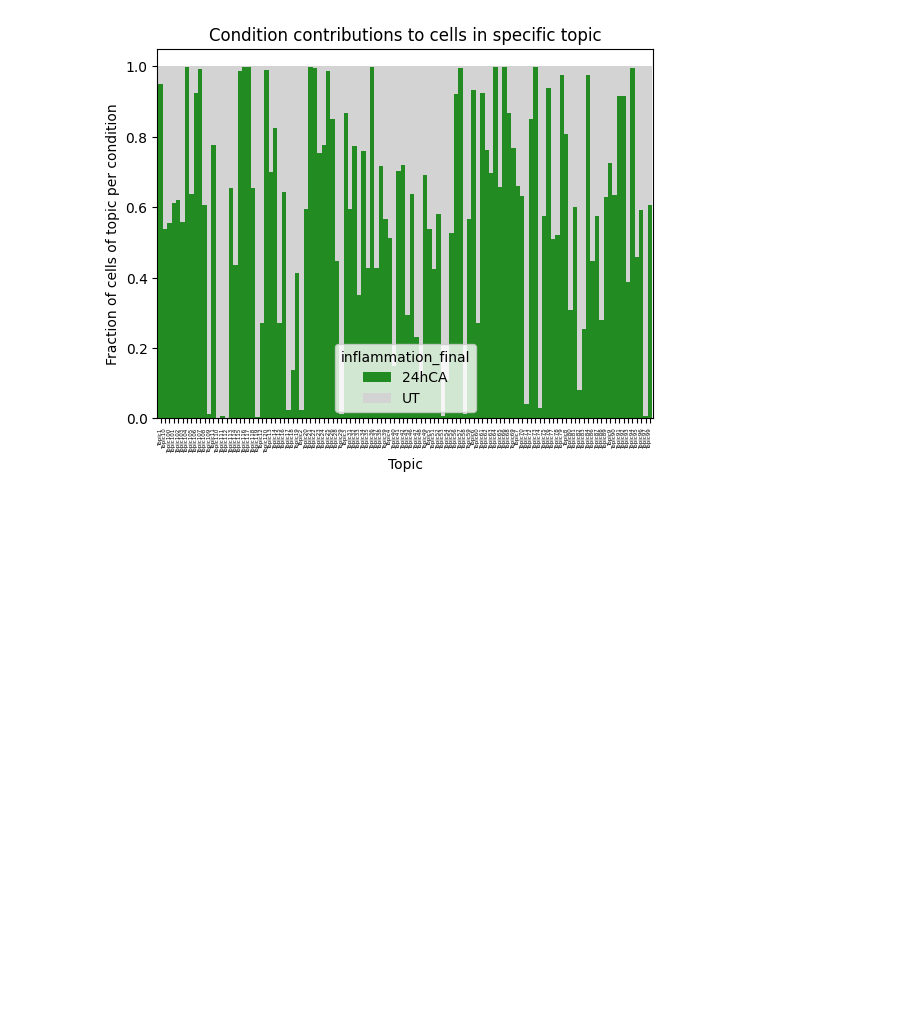
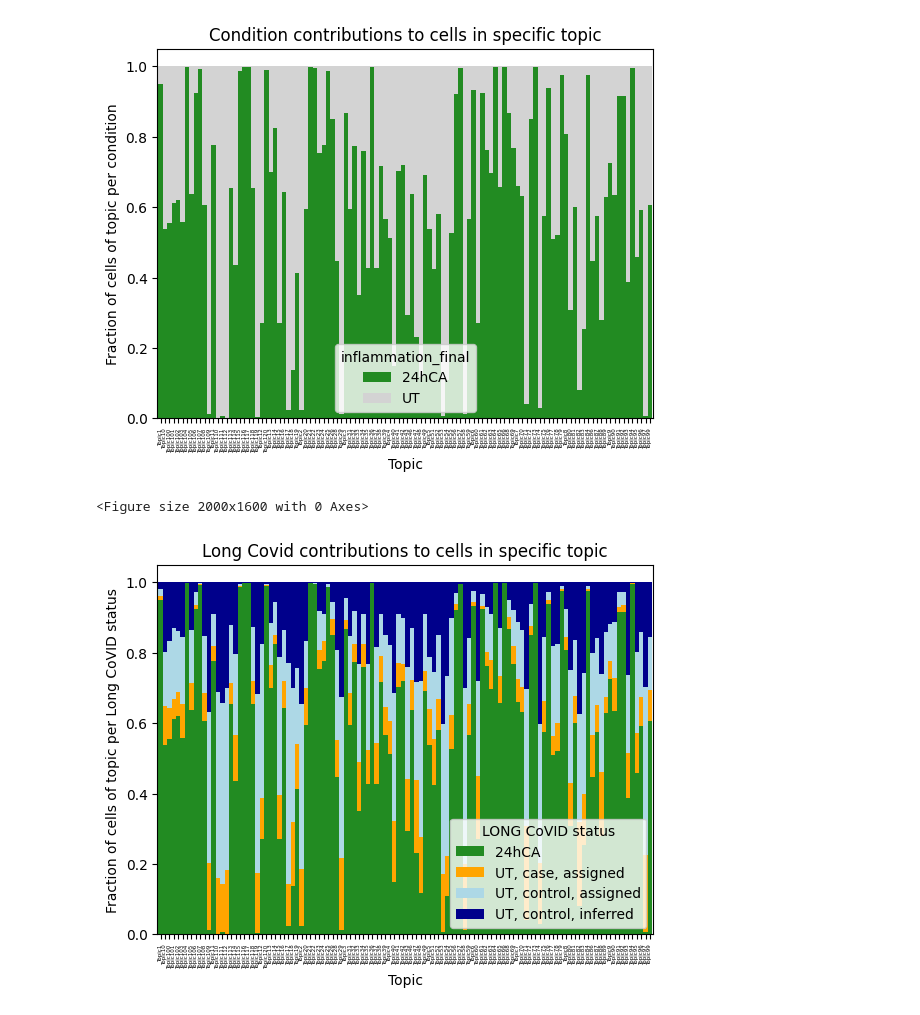
Before and after one commit to molgenis/wijst_multiome, a Jupyter notebook: cre_detection/dar_identification/mo_check_dar_numbers.ipynb, the cells around one changed output. Cells and saved outputs as stored; diff of their text form; code cells hidden in the pictures; blank space fills up the shorter version.

Commit message:
- check long-covid status of topics

```diff
--- a/cre_detection/dar_identification/mo_check_dar_numbers.ipynb
+++ b/cre_detection/dar_identification/mo_check_dar_numbers.ipynb
@@ -397,3 +397,35 @@ plt.show()
 # %% [output]
 <Figure size 2000x1600 with 0 Axes>
 [figure]
+# %%
+# add new column to show the long covid status
+cell_metadata_with_topic['LONG CoVID status'] = cell_metadata_with_topic['condition_final'].astype(str) + ', ' + cell_metadata_with_topic['LONG_COVID_final'].astype(str) + ', ' + cell_metadata_with_topic['LONG_COVID_method'].astype(str)
+# the stimulations were always controls
+cell_metadata_with_topic['LONG CoVID status'] = cell_metadata_with_topic['LONG CoVID status'].replace('24hCA.*', '24hCA', regex = True)
+# make a table describing that
+longcovid_topic_memberships = get_topic_membership_groups(cell_metadata_with_topic, topics_present, 'LONG CoVID status')
+# %%
+# pivat the table so it is plot compatible
+longcovid_topic_memberships_pivoted = longcovid_topic_memberships.pivot(index='topic', columns='LONG CoVID status', values='frac')
+# set the size for the plot
+plt.figure(figsize=(20, 16))
+# make the initial plot
+ax = longcovid_topic_memberships_pivoted.plot(kind='bar', stacked=True, width = 1, color=['forestgreen', 'orange', 'lightblue', 'darkblue'])
+# add the topic as x label
+plt.xlabel('Topic')
+# and the fraction as y label
+plt.ylabel('Fraction of cells of topic per Long CoVID status')
+plt.title('Long Covid contributions to cells in specific topic')
+# decrease font size for the  ticks
+ax.tick_params(axis='x', which='major', labelsize=4)
+# rotate label because it is long
+plt.xticks(rotation=90)
+# remove legend, because it is unreadable here
+#ax.legend().set_visible(False)
+# and save the plot
+plt.savefig('/groups/umcg-franke-scrna/tmp04/projects/multiome/ongoing/scenicplus_workdir/pycistopic/dar_detection/merged_major_and_minor_celltypes_120topics/wilcoxon/plots/mo_120_topics_to_longcovid_membership.pdf', dpi=300, bbox_inches='tight')
+# Show the plot
+plt.show()
+# %% [output]
+<Figure size 2000x1600 with 0 Axes>
+[figure, added]
```
Also changed, not shown: 1 other file.
